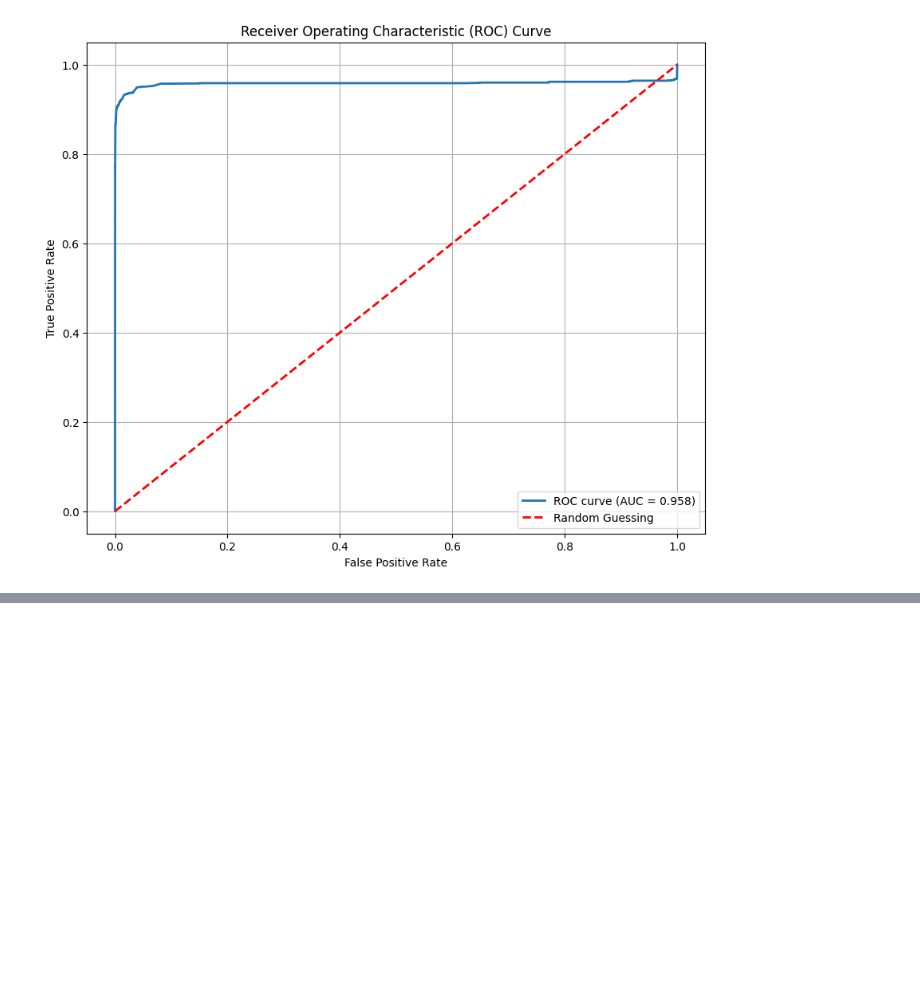
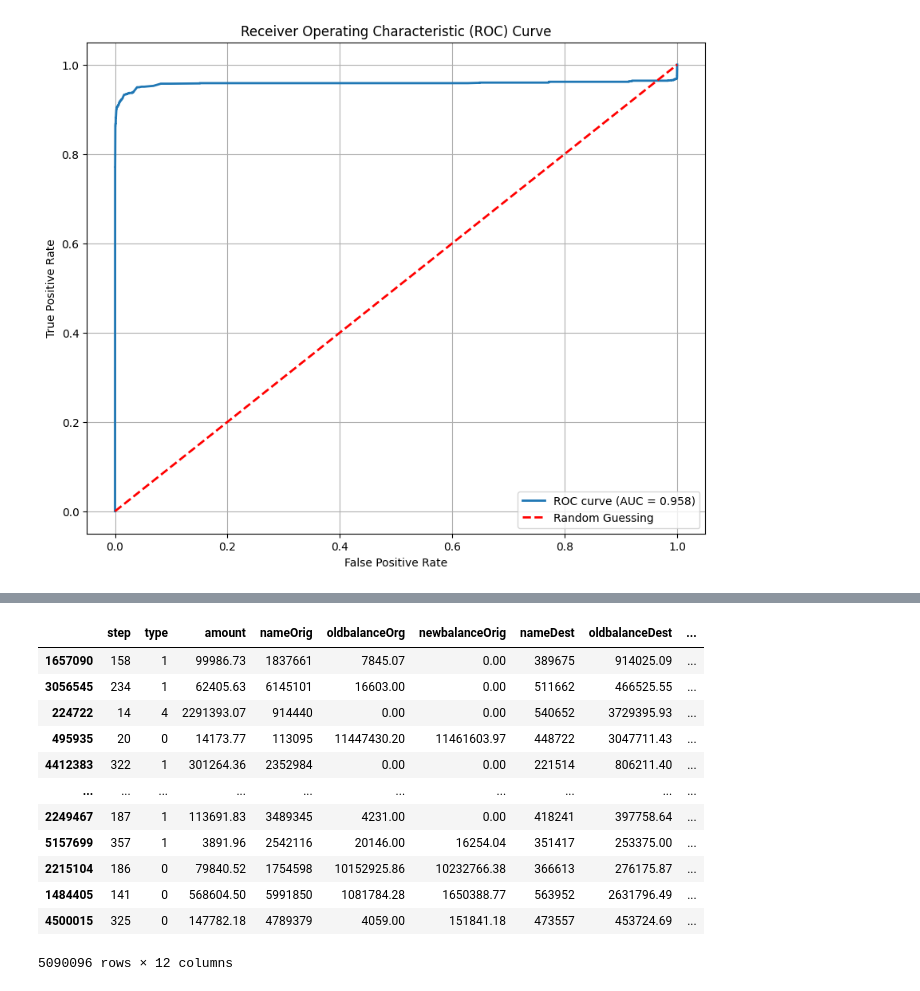
Before and after one commit to sdebes/ML_Fraud_Detection, a Jupyter notebook: AML.ipynb, the cells around one changed output, grey strips where cells are left out. Cells and saved outputs as stored; diff of their text form; code cells hidden in the pictures; blank space fills up the shorter version.

```diff
--- a/AML.ipynb
+++ b/AML.ipynb
@@ -186,0 +189,18 @@ ax.grid(True)
+# %%
+X_train = add_new_features(X_train)
+X_test = add_new_features(X_test)
+X_train
+# %% [output]
+|  | step | type | amount | nameOrig | oldbalanceOrg | newbalanceOrig | nameDest | oldbalanceDest | ... |
+| 1657090 | 158 | 1 | 99986.73 | 1837661 | 7845.07 | 0.00 | 389675 | 914025.09 | ... |
+| 3056545 | 234 | 1 | 62405.63 | 6145101 | 16603.00 | 0.00 | 511662 | 466525.55 | ... |
+| 224722 | 14 | 4 | 2291393.07 | 914440 | 0.00 | 0.00 | 540652 | 3729395.93 | ... |
+| 495935 | 20 | 0 | 14173.77 | 113095 | 11447430.20 | 11461603.97 | 448722 | 3047711.43 | ... |
+| 4412383 | 322 | 1 | 301264.36 | 2352984 | 0.00 | 0.00 | 221514 | 806211.40 | ... |
+| ... | ... | ... | ... | ... | ... | ... | ... | ... | ... |
+| 2249467 | 187 | 1 | 113691.83 | 3489345 | 4231.00 | 0.00 | 418241 | 397758.64 | ... |
+| 5157699 | 357 | 1 | 3891.96 | 2542116 | 20146.00 | 16254.04 | 351417 | 253375.00 | ... |
+| 2215104 | 186 | 0 | 79840.52 | 1754598 | 10152925.86 | 10232766.38 | 366613 | 276175.87 | ... |
+| 1484405 | 141 | 0 | 568604.50 | 5991850 | 1081784.28 | 1650388.77 | 563952 | 2631796.49 | ... |
+| 4500015 | 325 | 0 | 147782.18 | 4789379 | 4059.00 | 151841.18 | 473557 | 453724.69 | ... |
+5090096 rows × 12 columns
```
Also changed, not shown: parts of 17 cells of this notebook.
